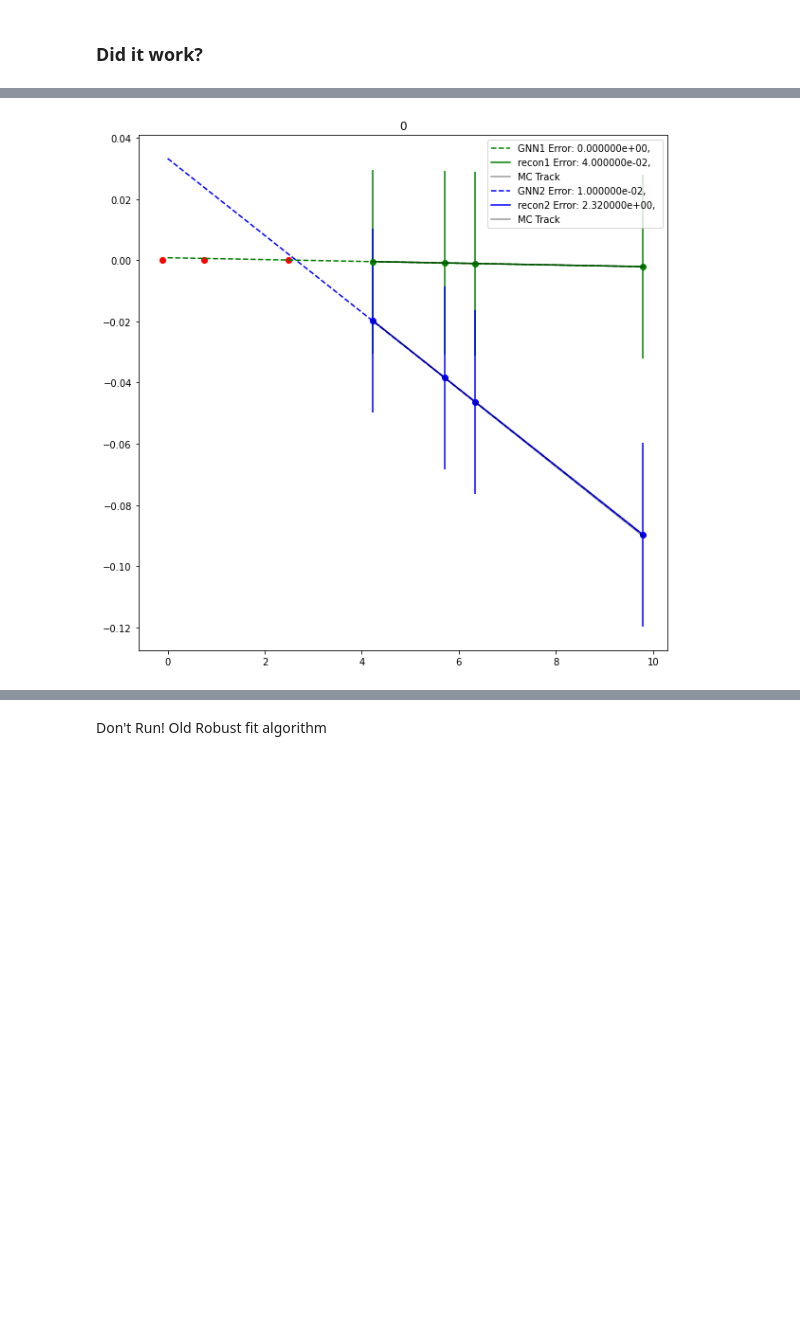
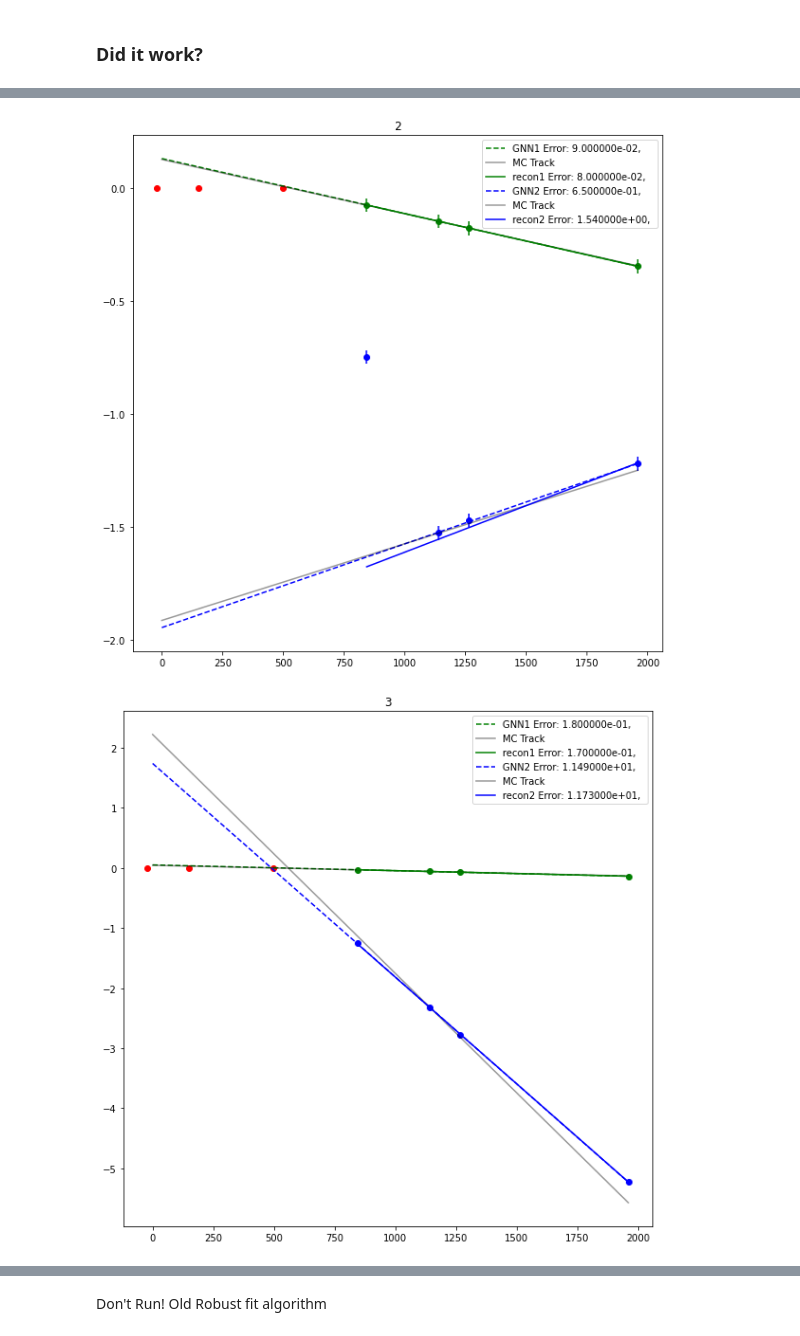
Before and after one commit to marcinwolter/Tracking_student2020, a Jupyter notebook: GNN_MuonE_v1_Robust_mc_recon_comparison.ipynb, the cells around one changed output, grey strips where cells are left out. Drawn from its saved outputs; the diff is of its cells as text; code cells hidden in the pictures; blank space fills up the shorter version.

```diff
--- a/GNN_MuonE_v1_Robust_mc_recon_comparison.ipynb
+++ b/GNN_MuonE_v1_Robust_mc_recon_comparison.ipynb
@@ -162,7 +162,7 @@ class MPNN_Network(nn.Module):
           temp[:,1] *= self.normalize_factor
           x = self.node_encoder(temp)
         else:
-          x = self.node_encoder(data.x)
+          x = self.node_encoder(data.x.clone().detach())
         # Loop over graph iterations
         for i in range(self.n_graph_iters):
 
@@ -492,24 +493,23 @@ def ReadRecon(event_file,is_x=True):
 # %%
 # Read data and prepare for training
 
-is_x=True
-
+is_x = True
+is_y = False
 event_file_MC= "/content/drive/My Drive/MCtrackFile_medium.csv"
 event_file= "/content/drive/My Drive/hitFile_medium.csv"
 event_file_recon= "/content/drive/My Drive/trackFile_medium.csv"
-
 
 Tracks=readMCtrack(event_file_MC,is_x)
 data = readMuonE(event_file,is_x)
 Tracks_recon=ReadRecon(event_file_recon,is_x)
 
+#Tracks_x=readMCtrack(event_file_MC,is_x)
+#data_x = readMuonE(event_file,is_x)
+#Tracks_recon_x=ReadRecon(event_file_recon,is_x)
+
 # split data into training and test datasets
-train_dataset = []
-test_dataset = []
-test_tracks = []
-train_tracks  = []
-train_recon =  []
-test_recon  = []
+train_dataset,test_dataset,test_tracks,train_tracks,train_recon,test_recon = [],[],[],[],[],[]
+
 for k in range(len(data)):
   if (k%4 == 0):
     test_dataset.append(data[k])
@@ -599,8 +596,16 @@ axs[1].set_yscale("linear")
 # %% [markdown]
 ### Did it work?
 # %%
-for i in range(5):
+for i in range(0,1500):
   data = test_loader.dataset[i].to(device)
   preds = torch.sigmoid(model(data)).to('cpu')
-  plot_toy_classified(data.to('cpu'), preds, cut = 0.6)
+
+  a=0
+  for j in range(preds.shape[0]):
+    if preds[j] > 0.5 and preds[j] < 0.8 and 0 :
+      a=1
+  if a==1:
+    plot_toy_classified(data.to('cpu'), preds, cut = 0.6)
+
+
   #plot_toy_graph(train_loader.dataset[2],0.2)
@@ -820,10 +864,19 @@ def plot_classified_line(data,preds,Track,trackre ):
       ax.errorbar(x[nodes],y[nodes],yerr= np.ones(np.size(nodes,1) )*0.03,fmt='none', ecolor=colors[str(i)] )
   plt.legend()
 # %%
-for i in range(1):
+#for i in range(len(train_loader.dataset)):
+for i in range(2,10):
+
+
   data = train_loader.dataset[i]
   preds=torch.sigmoid(model(data)).clone()
-  plot_classified_line(data,preds,train_tracks[i], train_recon[i] )
-  plt.title(str(i))
+  errors=robust_fit(data,preds)[0]
+  a = errors[1][0]
+  b = errors[0][0]
+  if not (isinstance (a,str) or isinstance (b,str) ):
+    if True or b > 0.04 or b < -0.03 or a > 0.04 or a < -0.03  :
+      plot_classified_line(data,preds,train_tracks[i], train_recon[i] )
+      plt.title(str(i))
 # %% [output]
-[figure, old version]
+[figure, new version]
+[figure, added]
```
Also changed, not shown: parts of 11 cells of this notebook.
